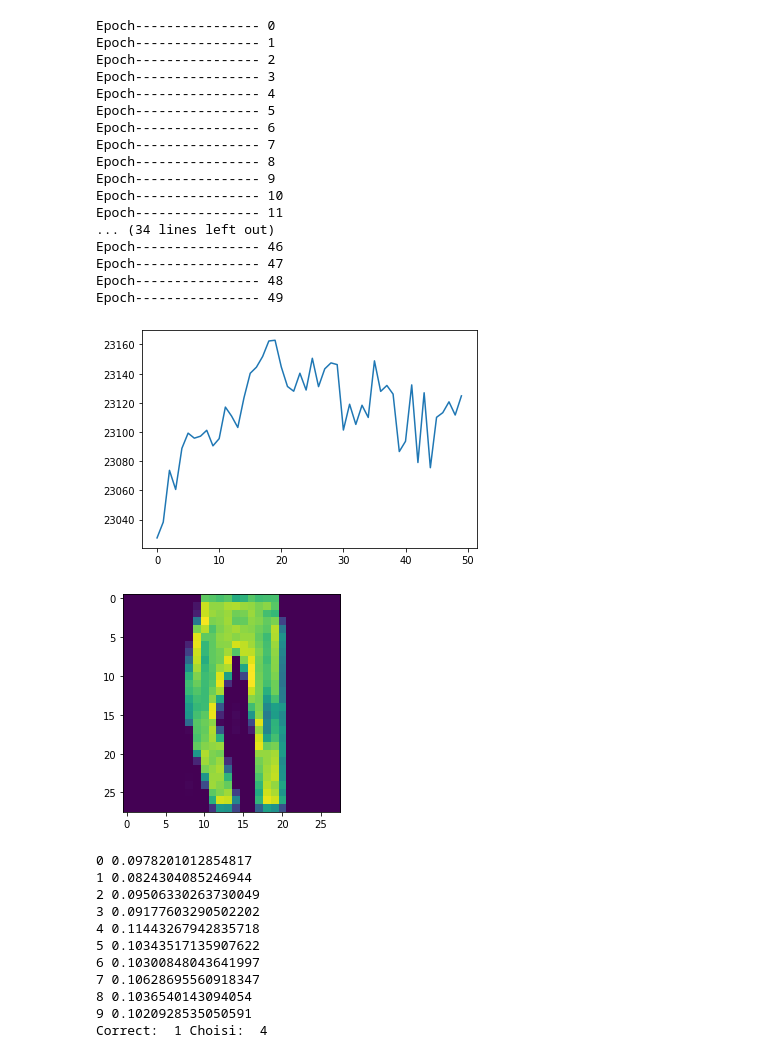
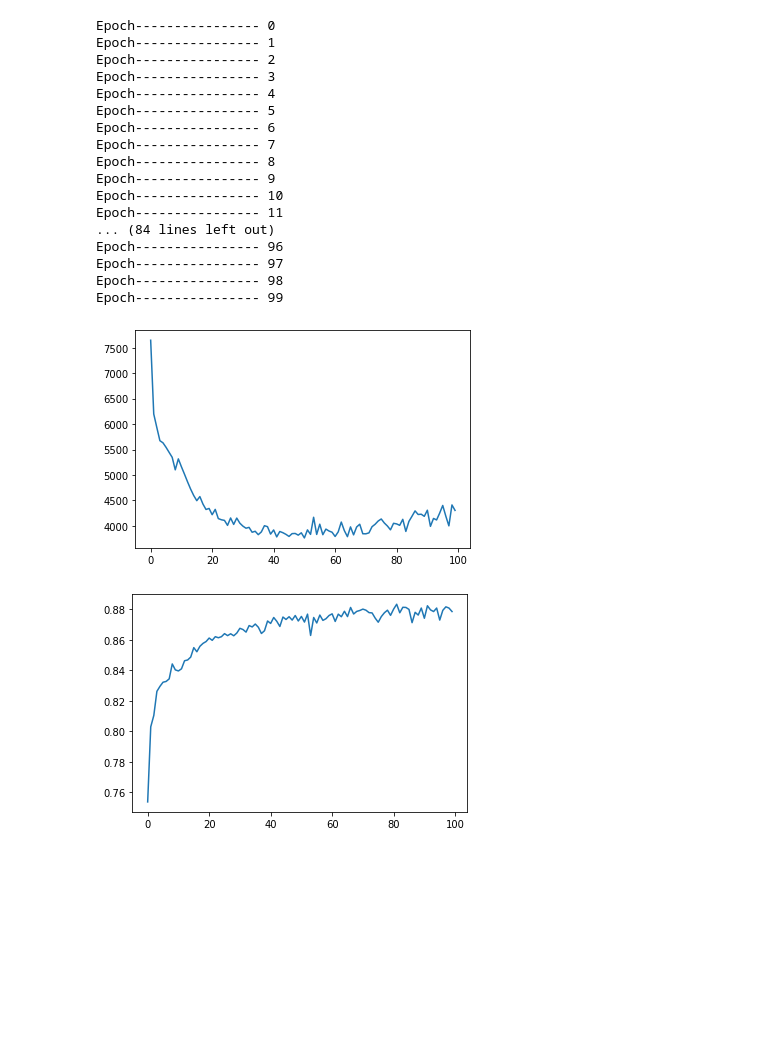
Before and after one commit to beurnii/INF8225, a Jupyter notebook: tp2/jpt.ipynb, the cells around one changed output. Cells and saved outputs as stored; diff of their text form; code cells hidden in the pictures; blank space fills up the shorter version.

```diff
--- a/tp2/jpt.ipynb
+++ b/tp2/jpt.ipynb
@@ -31,4 +30,11 @@ W.append(np.random.normal(0, 0.01, (node_per_hidden_layer+1, K)))
 # %%
+def set_w():
+    W.clear()
+    W.append(np.random.normal(0, 0.01, (X_train.shape[1]+1, node_per_hidden_layer)))
+    for i in range(L-1):
+        W.append(np.random.normal(0, 0.01, (node_per_hidden_layer+1, node_per_hidden_layer)))
+    W.append(np.random.normal(0, 0.01, (node_per_hidden_layer+1, K)))
+
 
 def softmax(z):
     exp = np.exp(z - z.max(1)[:,np.newaxis])
@@ -40,6 +46,10 @@ def softmax_derivative(z):
     return sm * (1-sm)
 
 
+def softmax_derivativeA(a):
+    return a * (1-a)
+
+
 def ReLU(z):
     return np.maximum(z, 0)
 
@@ -48,8 +58,20 @@ def ReLU_derivative(z):
     return (z >= 0).astype(int)
 
 
+def ReLU_derivativeA(a):
+    return (a >= 0).astype(int)
+
+
 def get_loss(y, y_pred):
     return -np.sum(y * np.log(y_pred))
+
+
+def get_accuracy(y, y_pred):
+    correct = 0
+    for i in range(len(y_pred)):
+        if np.argmax(y_pred[i]) == np.argmax(y[i]):
+            correct += 1
+    return correct / len(y)
 # %%
 def fit():
     minibatch_size = len(X_train) // nb_batches
@@ -62,27 +84,27 @@ def fit():
             Z = [None] * (L + 2)
             a = [None] * (L + 2)
             delta = [None] * (L + 2)
-            X = X_train[batche:batche+minibatch_size]
+            X = X_shuffle[batche:batche+minibatch_size]
             Y = Y_shuffle[batche:batche+minibatch_size]
 
             #forward propagation
-            a[0] = np.append(X, np.ones((minibatch_size, 1)), axis=1)
+            a[0] = np.append(X, np.ones((len(X), 1)), axis=1)
             for i in range(L):
                 Z[i + 1] = a[i] @ W[i]
-                a[i + 1] = np.append(ReLU(Z[i+1]), np.ones((minibatch_size, 1), dtype=int), axis=1)
+                a[i + 1] = np.append(ReLU(Z[i+1]), np.ones((len(Z[i+1]), 1), dtype=int), axis=1)
 
             Z[-1] = a[L] @ W[L]
             a[-1] = softmax(Z[-1])
 
             #back propagation
-            delta[-1] = (Y - a[-1]) * softmax_derivative(Z[-1])
+            delta[-1] = (Y - a[-1]) * softmax_derivativeA(a[-1])
             for i in range(L, 0, -1):
                 delta[i] = (delta[i+1] @ W[i].T)[:,:-1] * ReLU_derivative(Z[i])
 
             for i in range(len(W)):
-                g = a[i].T @ delta[i+1] / minibatch_size
+                g = a[i].T @ delta[i+1] / len(delta[i+1])
                 W[i] = W[i] + lr * g
 
-        get_loss_on_test()
+        get_loss_and_accuracy()
 # %%
 
@@ -117,41 +145,30 @@ def guess(index):
         print(j, k)
     print("Correct: ", test_labels[index], "Choisi: ", np.argmax(a_test[-1]))
 # %%
+set_w()
 losses_test.clear()
 fit()
 plt.plot(losses_test)
 plt.show()
+plt.plot(accuracies)
+plt.show()
 # %% [output]
 Epoch---------------- 0
 Epoch---------------- 1
 Epoch---------------- 2
 Epoch---------------- 3
 Epoch---------------- 4
 Epoch---------------- 5
 Epoch---------------- 6
 Epoch---------------- 7
 Epoch---------------- 8
 Epoch---------------- 9
 Epoch---------------- 10
 Epoch---------------- 11
-... (34 lines left out)
-Epoch---------------- 46
-Epoch---------------- 47
-Epoch---------------- 48
-Epoch---------------- 49
+... (84 lines left out)
+Epoch---------------- 96
+Epoch---------------- 97
+Epoch---------------- 98
+Epoch---------------- 99
-[figure, old version]
+[figure, new version]
+[figure, added]
-# %%
-guess(5)
-# %% [output]
-[figure, removed]
-0 0.0978201012854817
-1 0.0824304085246944
-2 0.09506330263730049
-3 0.09177603290502202
-4 0.11443267942835718
-5 0.10343517135907622
-6 0.10300848043641997
-7 0.10628695560918347
-8 0.1036540143094054
-9 0.1020928535050591
-Correct:  1 Choisi:  4
```
Also changed, not shown: parts of 4 cells of this notebook, 1 other file.
